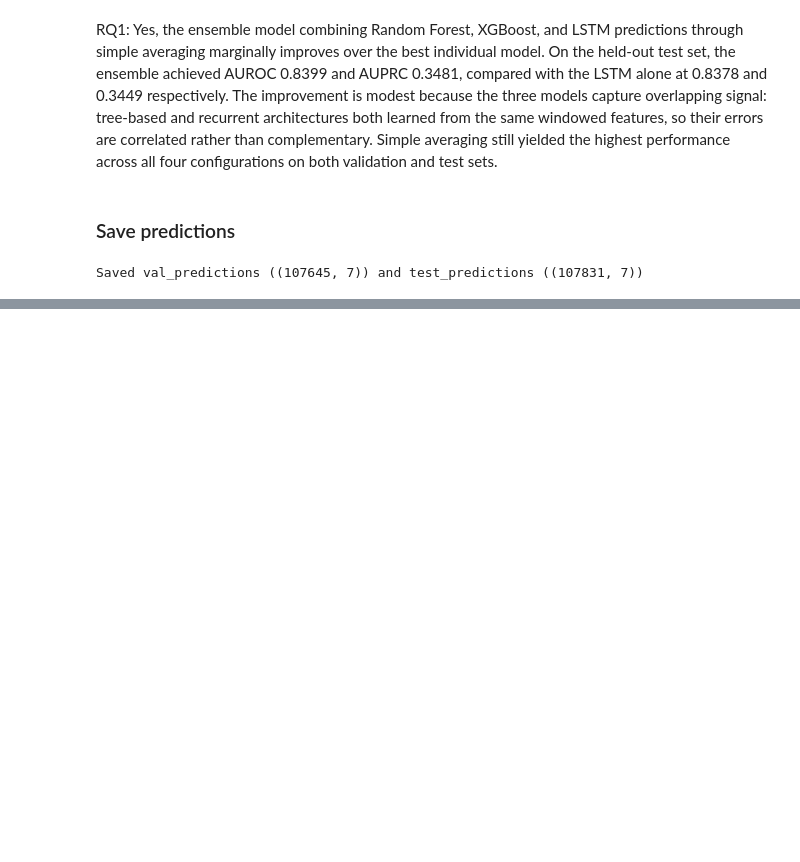
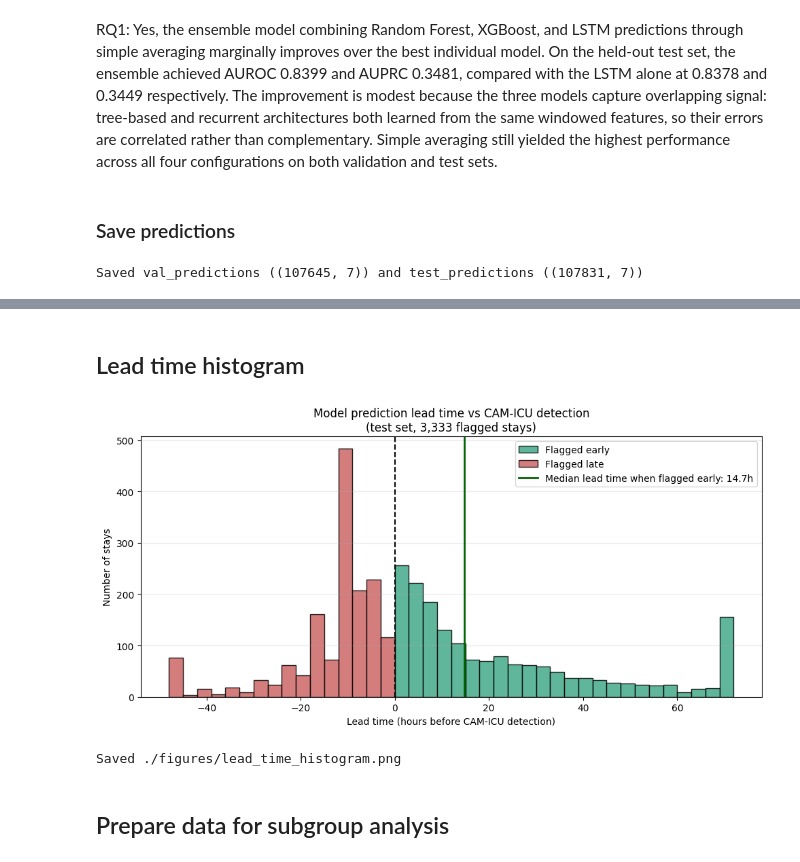
Before and after one commit to Hadyalt/AI_In_Healthcare_Capstone_Project, a Jupyter notebook: main.ipynb, the cells around one changed output, grey strips where cells are left out. Drawn from its saved outputs; the diff is of its cells as text; code cells hidden in the pictures; blank space fills up the shorter version.

```diff
--- a/main.ipynb
+++ b/main.ipynb
@@ -3172,0 +3259,15 @@ Saved val_predictions ((107645, 7)) and test_predictions ((107831, 7))
+# %%
+# Get all positive CAM-ICU times for test stays, plus ICU intime
+cam_data = con.execute(f"""
+    SELECT
+        c.stay_id,
+        c.intime,
+        ds.first_positive_time AS t_cam,
+        ds.ever_delirious
+    FROM cohort c
+    LEFT JOIN delirium_summary ds ON c.stay_id = ds.stay_id
+    WHERE c.stay_id IN ({test_stay_ids_str})
+""").df()
+
+print(f"Test stays in cohort: {len(cam_data):,}")
+print(f"Ever delirious: {(cam_data['ever_delirious'] == 1).sum():,}")
@@ -3172,0 +3349,57 @@ Saved val_predictions ((107645, 7)) and test_predictions ((107831, 7))
+# %% [markdown]
+## Lead time histogram
+# %%
+import matplotlib.pyplot as plt
+import os
+
+# Get all stays where the model flagged at any point (both early and late)
+flagged_stays = delirious_test[delirious_test["t_model"].notna()].copy()
+
+fig, ax = plt.subplots(figsize=(10, 5))
+
+# Color-code positive (early) vs negative (late) lead times
+flagged = flagged_stays["lead_hours"].clip(-48, 72)
+ax.hist(
+    flagged[flagged > 0],
+    bins=range(0, 73, 3),
+    color="#4a8",
+    edgecolor="black",
+    label="Flagged early",
+    alpha=0.85,
+)
+ax.hist(
+    flagged[flagged <= 0],
+    bins=range(-48, 4, 3),
+    color="#c66",
+    edgecolor="black",
+    label="Flagged late",
+    alpha=0.85,
+)
+ax.axvline(0, color="black", linestyle="--", linewidth=1.5)
+
+# Mark the early-flagged median (the headline number)
+early_median = flagged_stays[flagged_stays["lead_hours"] > 0]["lead_hours"].median()
+ax.axvline(
+    early_median,
+    color="darkgreen",
+    linestyle="-",
+    linewidth=2,
+    label=f"Median lead time when flagged early: {early_median:.1f}h",
+)
+
+ax.set_xlabel("Lead time (hours before CAM-ICU detection)")
+ax.set_ylabel("Number of stays")
+ax.set_title(
+    f"Model prediction lead time vs CAM-ICU detection\n(test set, {len(flagged_stays):,} flagged stays)"
+)
+ax.legend(loc="upper right")
+ax.grid(axis="y", alpha=0.3)
+plt.tight_layout()
+plt.savefig("./figures/lead_time_histogram.png", dpi=150, bbox_inches="tight")
+plt.show()
+print("Saved ./figures/lead_time_histogram.png")
+# %% [output]
+[figure, added]
+Saved ./figures/lead_time_histogram.png
+# %% [markdown]
+## Prepare data for subgroup analysis
```
Also changed, not shown: parts of 29 cells of this notebook, 8 other files.
